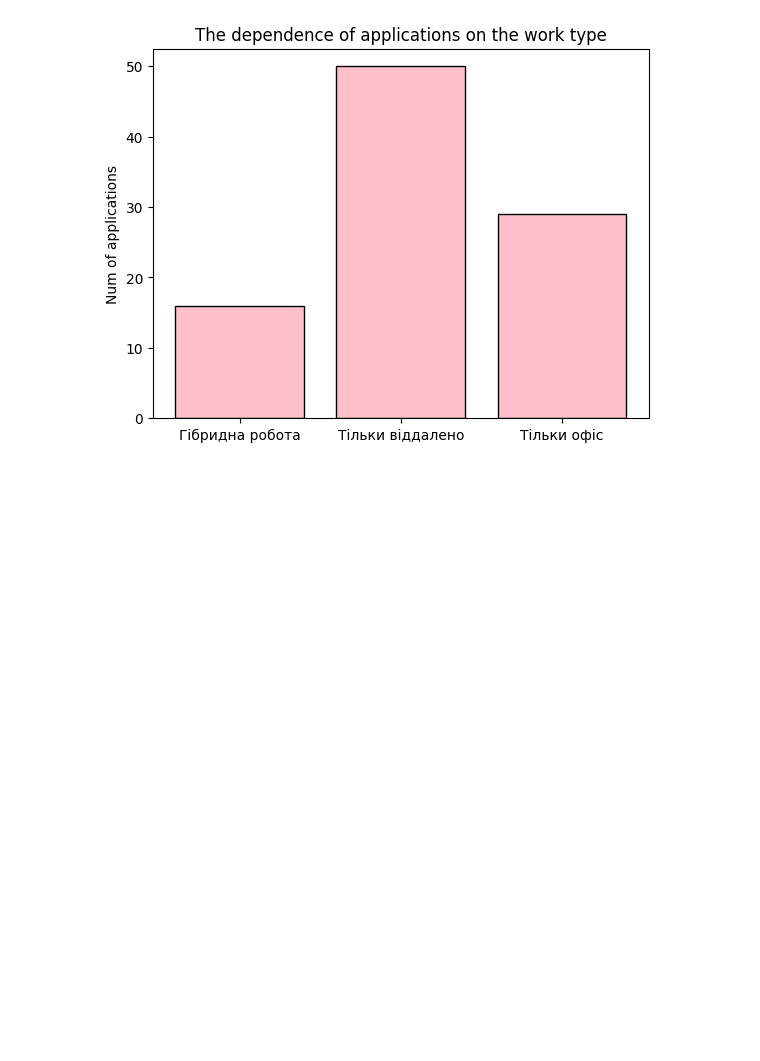
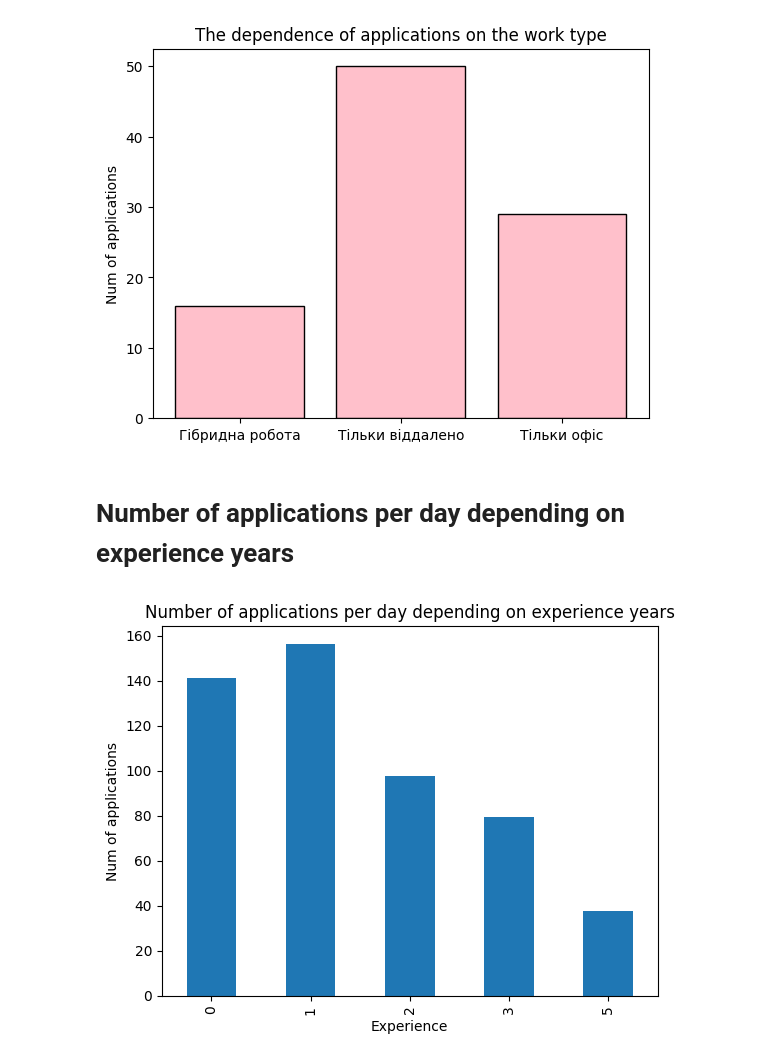
Before and after one commit to innyshka/scrape-djinni, a Jupyter notebook: analytics/vacansies_analytics.ipynb, the cells around one changed output. Saved outputs shown, nothing was run; the diff lists cells and outputs as text; code cells hidden in the pictures; blank space fills up the shorter version.

Commit message:
added diagram "Number of applications per day depending on experience years"

```diff
--- a/analytics/vacansies_analytics.ipynb
+++ b/analytics/vacansies_analytics.ipynb
@@ -209,3 +209,20 @@ plt.ylabel("Num of applications")
 plt.show()
 # %% [output]
 [figure]
+# %% [markdown]
+# Number of applications per day depending on experience years
+# %%
+grouped_by_experience = vacancies.groupby("experience_year")
+applications_sum = grouped_by_experience["applications"].sum()
+unique_dates = grouped_by_experience["publication_date"].nunique()
+avg_applications_per_day = applications_sum / unique_dates
+
+
+avg_applications_per_day.plot.bar(
+    xlabel="Experience",
+    ylabel="Num of applications",
+    title="Number of applications per day depending on experience years"
+)
+plt.show()
+# %% [output]
+[figure, added]
```
